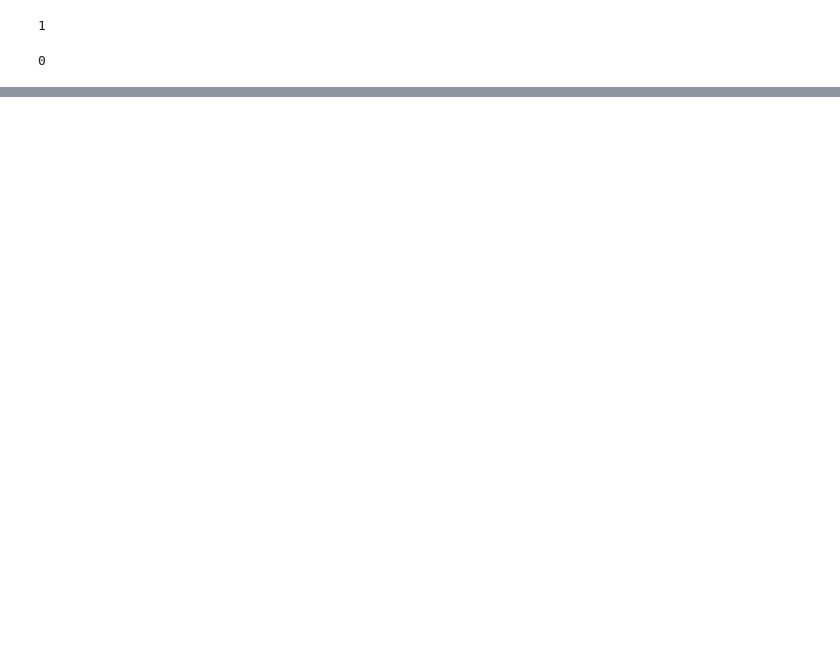
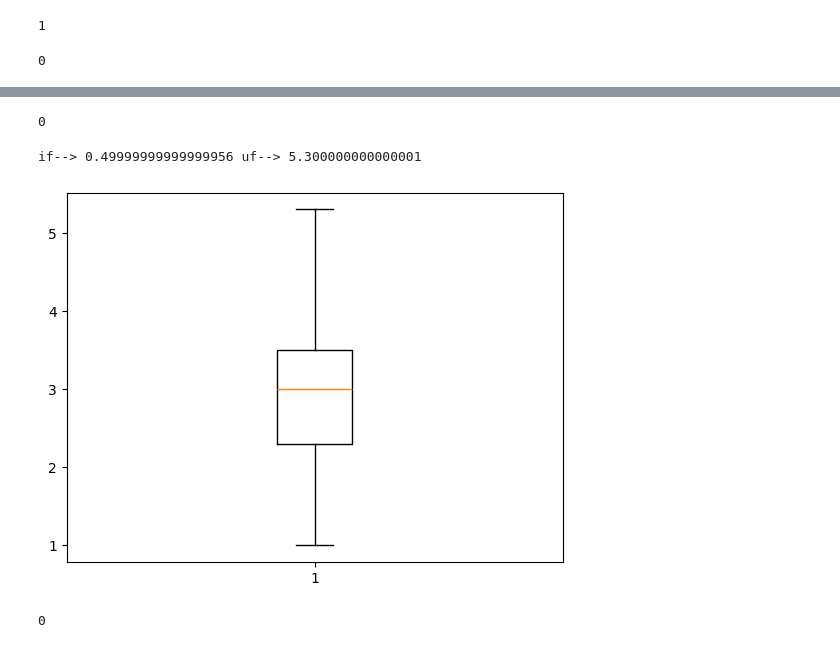
Before and after one commit to Aman782/Data-Science-Internship-Work, a Jupyter notebook: Car_pandas.ipynb, the cells around one changed output, grey strips where cells are left out. Saved outputs shown, nothing was run; the diff lists cells and outputs as text; code cells hidden in the pictures; blank space fills up the shorter version.

```diff
--- a/Car_pandas.ipynb
+++ b/Car_pandas.ipynb
@@ -560,0 +622,23 @@ plt.show()
+# %%
+df['Engine_size'].isnull().sum()
+# %% [output]
+0
+# %%
+[lf, uf] = calcu_lf_uf(2.300, 3.500)
+# %% [output]
+if--> 0.49999999999999956 uf--> 5.300000000000001
+# %%
+df['Engine_size'] = np.where(df['Engine_size']>uf, uf, df['Engine_size'])
+# %%
+df['Engine_size'] = np.where(df['Engine_size']<lf, lf, df['Engine_size'])
+# %%
+plt.boxplot(df['Engine_size'])
+plt.show()
+# %% [output]
+[figure, added]
+# %%
+# Removing outliers from four year resale value
+
+df['four_year_resale_value'].isnull().sum()
+# %% [output]
+0
```
Also changed, not shown: parts of 68 cells of this notebook.
